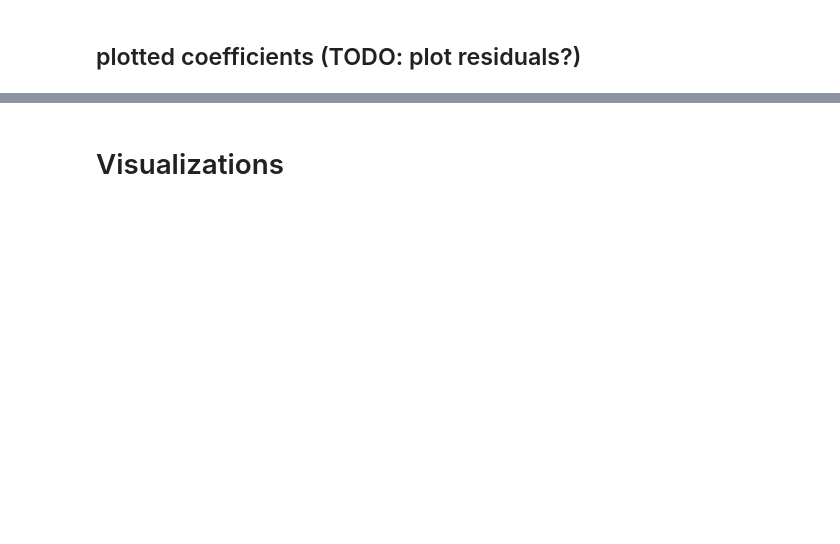
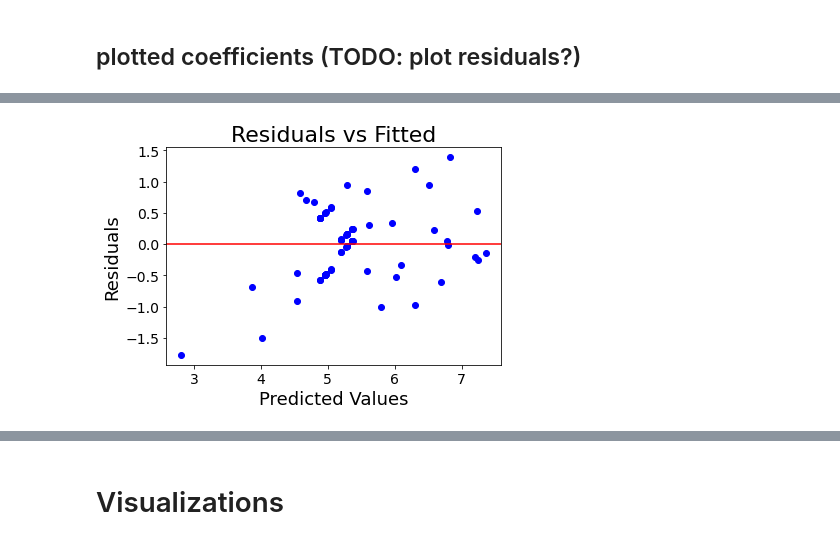
Before and after one commit to Dariokula/VisualizationProj23, a Jupyter notebook: all_datsets_26_08_Dario.ipynb, the cells around one changed output, grey strips where cells are left out. Saved outputs shown, nothing was run; the diff lists cells and outputs as text; code cells hidden in the pictures; blank space fills up the shorter version.

```diff
--- a/all_datsets_26_08_Dario.ipynb
+++ b/all_datsets_26_08_Dario.ipynb
@@ -1180,0 +1170,10 @@ plt.show()
+# %%
+
+plt.scatter(y_pred, y_pred - y_test, c='blue')
+plt.axhline(y=0, color='red')
+plt.xlabel('Predicted Values')
+plt.ylabel('Residuals')
+plt.title('Residuals vs Fitted')
+plt.show()
+# %% [output]
+[figure, added]
```
Also changed, not shown: parts of 16 cells of this notebook.
